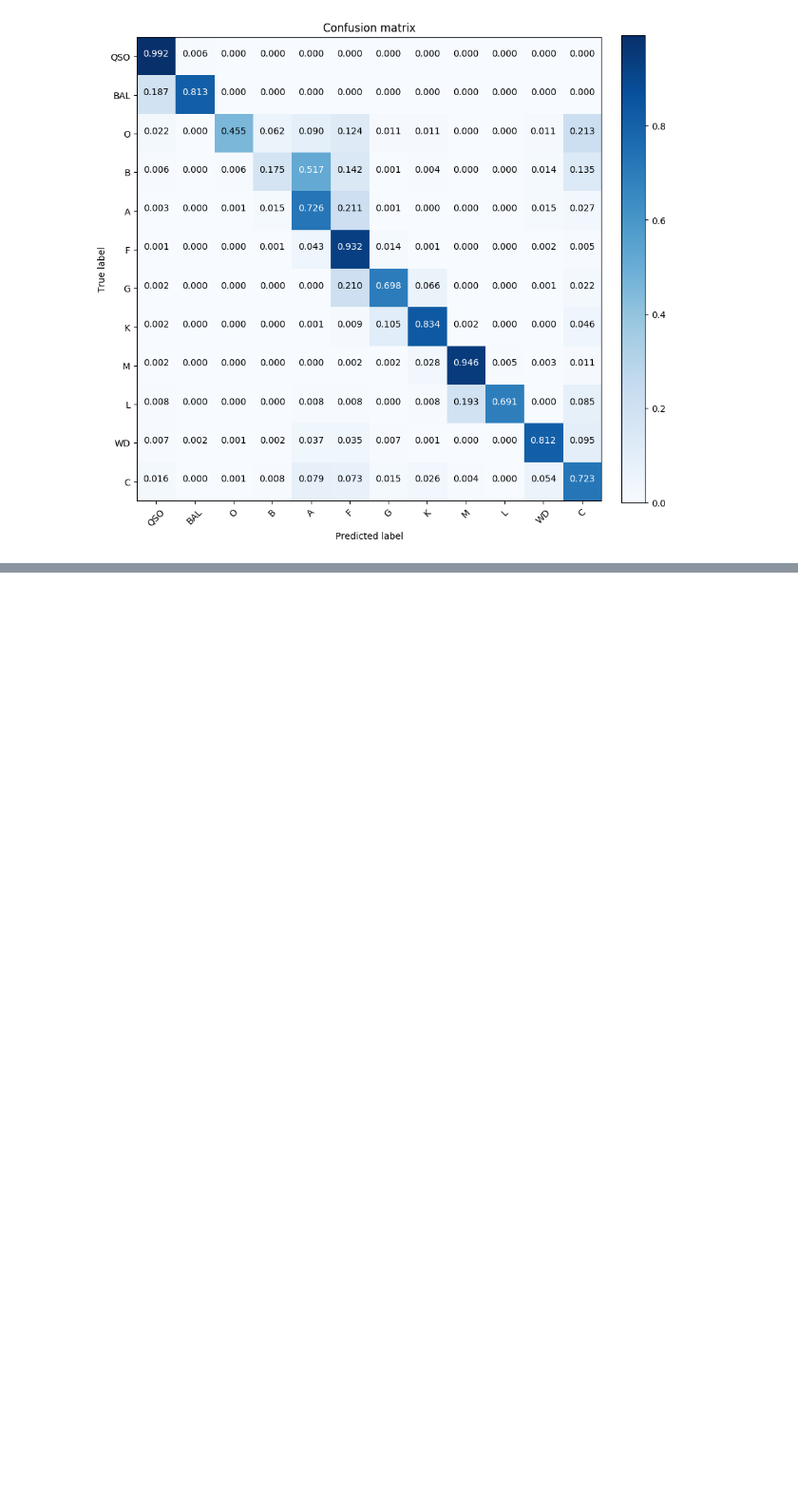
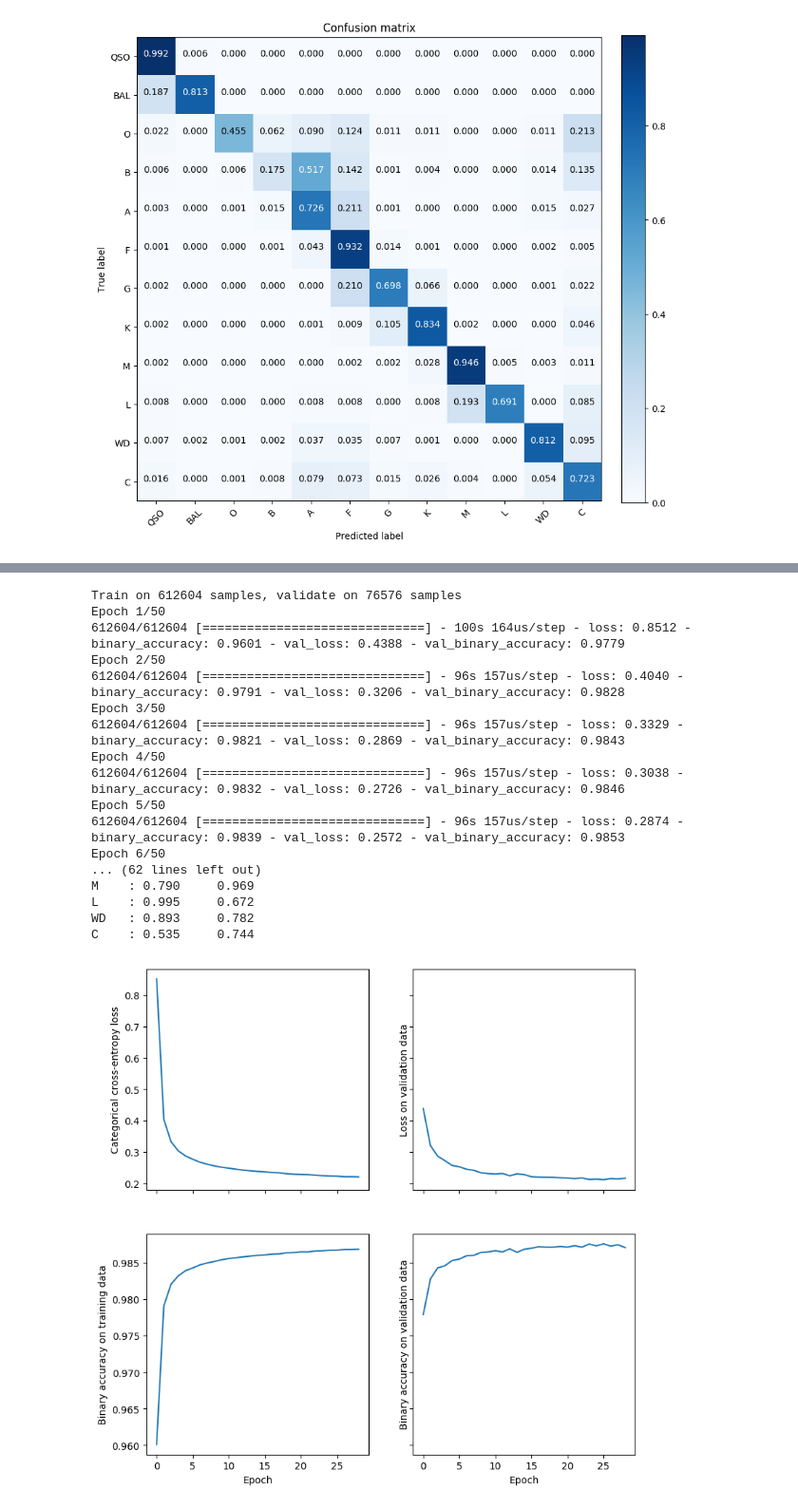
Before and after one commit to ManuelSolimano/mqc-nets, a Jupyter notebook: Colab Notebooks/modelling.ipynb, the cells around one changed output, grey strips where cells are left out. Shown at 95% size. Drawn from its saved outputs; the diff is of its cells as text; code cells hidden in the pictures; blank space fills up the shorter version.

```diff
--- a/Colab Notebooks/modelling.ipynb
+++ b/Colab Notebooks/modelling.ipynb
@@ -1073,0 +1153,74 @@ Wall time: 2h 55min 20s
+# %%
+def model_deep8v2_multiclass():
+  """ Same as deep 8 but with 12 classes instead of
+  11.
+  """
+  model = Sequential()
+
+  model.add(Conv1D(filters=100, kernel_size=10,
+                 strides=2, activation='relu',
+                input_shape=(433,1)))
+
+  model.add(Conv1D(filters=100, kernel_size=10,
+                 strides=2, activation='relu'))
+
+  model.add(Conv1D(filters=100, kernel_size=10,
+                 strides=2, activation='relu'))
+
+  model.add(Conv1D(filters=100, kernel_size=10,
+                 strides=2, activation='relu'))
+
+  model.add(Flatten())
+  model.add(Dropout(0.5))
+  model.add(Dense(12, activation='softmax'))
+
+  return model
+
+data = load_dataset('/content/gdrive/My Drive/mqc-collab/dataset765755_433t_12c.h5')
+
+optiparams=dict(lr=0.001, beta_1=0.9, beta_2=0.999, epsilon=None, decay=1e-6,
+                  amsgrad=True)
+
+earlystop = keras.callbacks.EarlyStopping(monitor='val_loss',
+                              min_delta=0,
+                              patience=3,
+                              verbose=1, mode='auto')
+
+fitparams= dict(epochs=50, batch_size=1000, validation_data=data[-1], verbose=1,
+               callbacks=[earlystop])
+
+evalparams = dict(batch_size=1000)
+
+
+
+trained_model  = compile_train_test(model_deep8v2_multiclass(), data, optiparams,
+                                    fitparams, evalparams,
+                   'model8v2', metrics=['binary_accuracy'])
+
+plt.figure(figsize=(9,9))
+labels = ['QSO','BAL', 'O', 'B', 'A', 'F', 'G', 'K', 'M', 'L', 'WD', 'C']
+_, (testx, testy), _ = data
+
+predy = trained_model.predict(testx)
+cm = conf_array(testy, predy)
+plot_confusion_matrix(cm, labels, normalize=True)
+plt.savefig('/content/gdrive/My Drive/mqc-collab/plots/model8v2_run0_cm.png')
+# %% [output]
+Train on 612604 samples, validate on 76576 samples
+Epoch 1/50
+612604/612604 [==============================] - 100s 164us/step - loss: 0.8512 - binary_accuracy: 0.9601 - val_loss: 0.4388 - val_binary_accuracy: 0.9779
+Epoch 2/50
+612604/612604 [==============================] - 96s 157us/step - loss: 0.4040 - binary_accuracy: 0.9791 - val_loss: 0.3206 - val_binary_accuracy: 0.9828
+Epoch 3/50
+612604/612604 [==============================] - 96s 157us/step - loss: 0.3329 - binary_accuracy: 0.9821 - val_loss: 0.2869 - val_binary_accuracy: 0.9843
+Epoch 4/50
+612604/612604 [==============================] - 96s 157us/step - loss: 0.3038 - binary_accuracy: 0.9832 - val_loss: 0.2726 - val_binary_accuracy: 0.9846
+Epoch 5/50
+612604/612604 [==============================] - 96s 157us/step - loss: 0.2874 - binary_accuracy: 0.9839 - val_loss: 0.2572 - val_binary_accuracy: 0.9853
+Epoch 6/50
+... (62 lines left out)
+M    : 0.790     0.969
+L    : 0.995     0.672
+WD   : 0.893     0.782
+C    : 0.535     0.744
+[figure, added]
```
Also changed, not shown: parts of 12 cells of this notebook, 13 other files.
